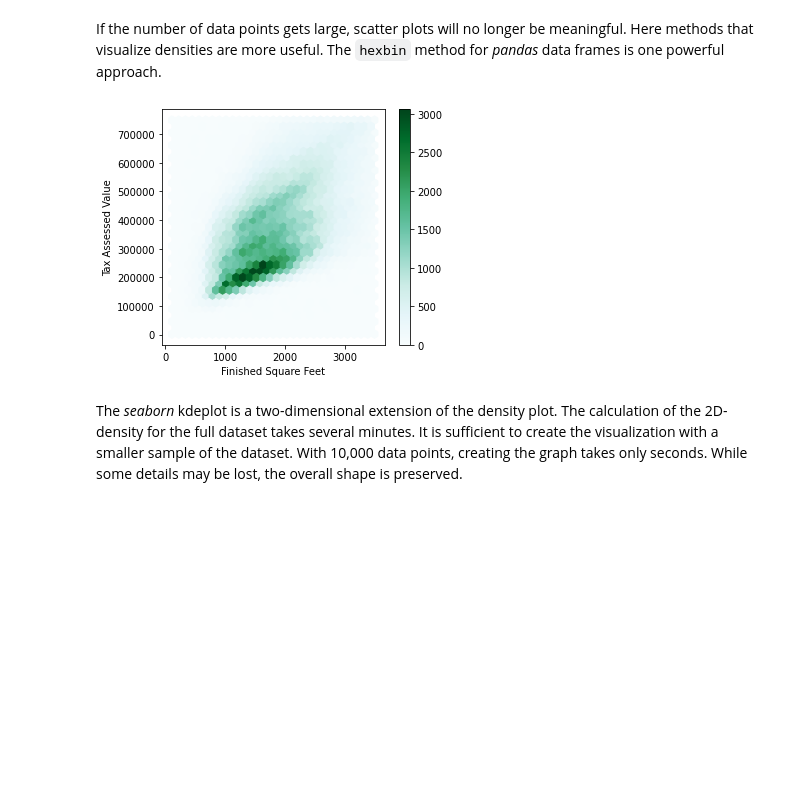
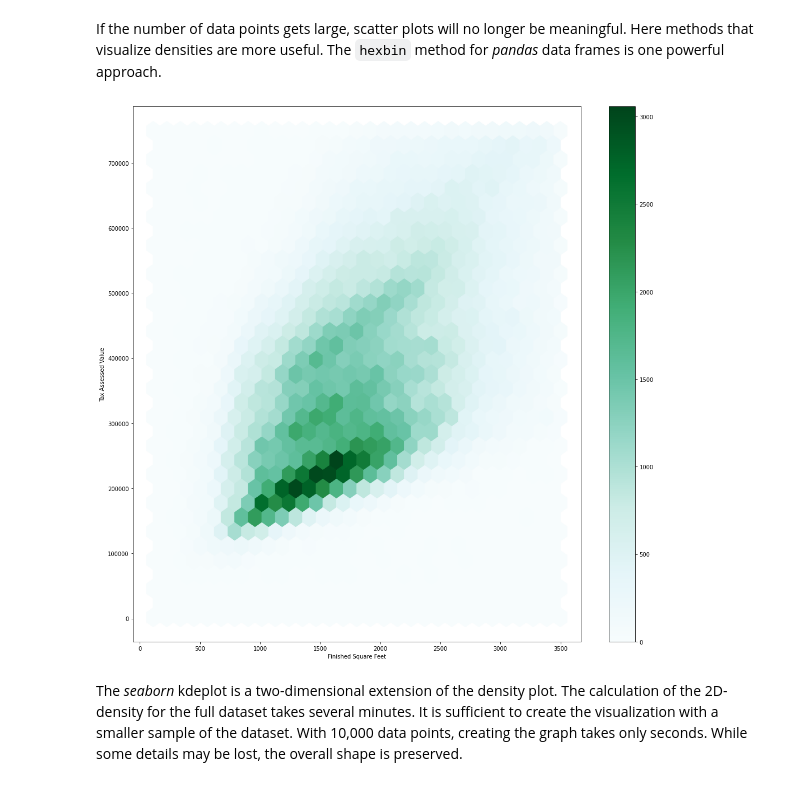
Before and after one commit to Mikma03/Statistics_in_DataScience, a Jupyter notebook: python/notebooks/Chapter 1 - Exploratory Data Analysis.ipynb, the cells around one changed output. Saved outputs shown, nothing was run; the diff lists cells and outputs as text; code cells hidden in the pictures; blank space fills up the shorter version.

```diff
--- a/python/notebooks/Chapter 1 - Exploratory Data Analysis.ipynb
+++ b/python/notebooks/Chapter 1 - Exploratory Data Analysis.ipynb
@@ -402,14 +395,14 @@ print(kc_tax0.shape)
 If the number of data points gets large, scatter plots will no longer be meaningful. Here methods that visualize densities are more useful. The `hexbin` method for _pandas_ data frames is one powerful approach.
 # %%
 ax = kc_tax0.plot.hexbin(x='SqFtTotLiving', y='TaxAssessedValue',
-                         gridsize=30, sharex=False, figsize=(5, 4))
+                         gridsize=30, sharex=False, figsize=(15, 14))
 ax.set_xlabel('Finished Square Feet')
 ax.set_ylabel('Tax Assessed Value')
 
 plt.tight_layout()
 plt.show()
 # %% [output]
-[figure, old version]
+[figure, new version]
 # %% [markdown]
 The _seaborn_ kdeplot is a two-dimensional extension of the density plot. The calculation of the 2D-density for the full dataset takes several minutes. It is sufficient to create the visualization with a smaller sample of the dataset. With 10,000 data points, creating the graph takes only seconds. While some details may be lost, the overall shape is preserved.
 # %%
```
Also changed, not shown: parts of 8 cells of this notebook, 27 other files.
